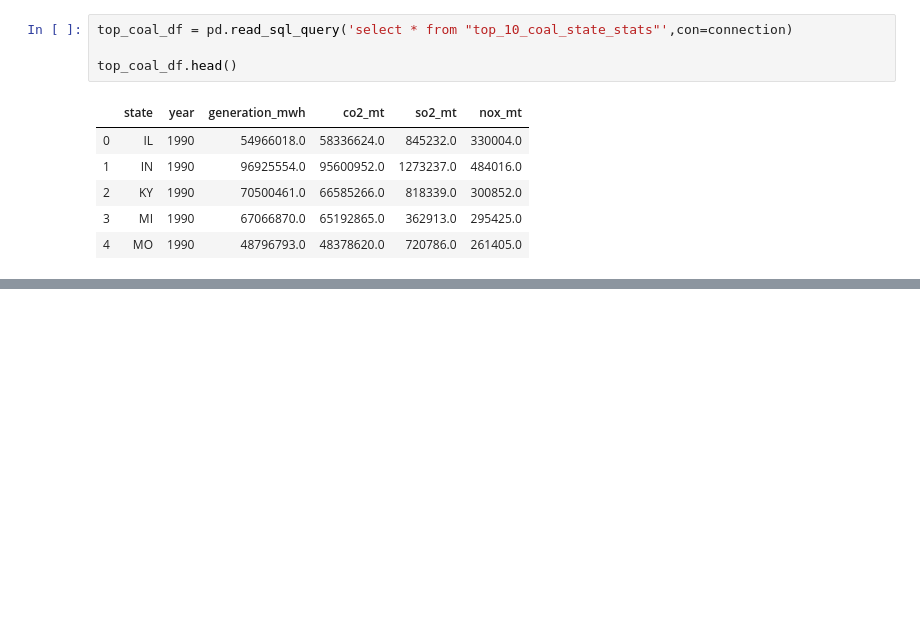
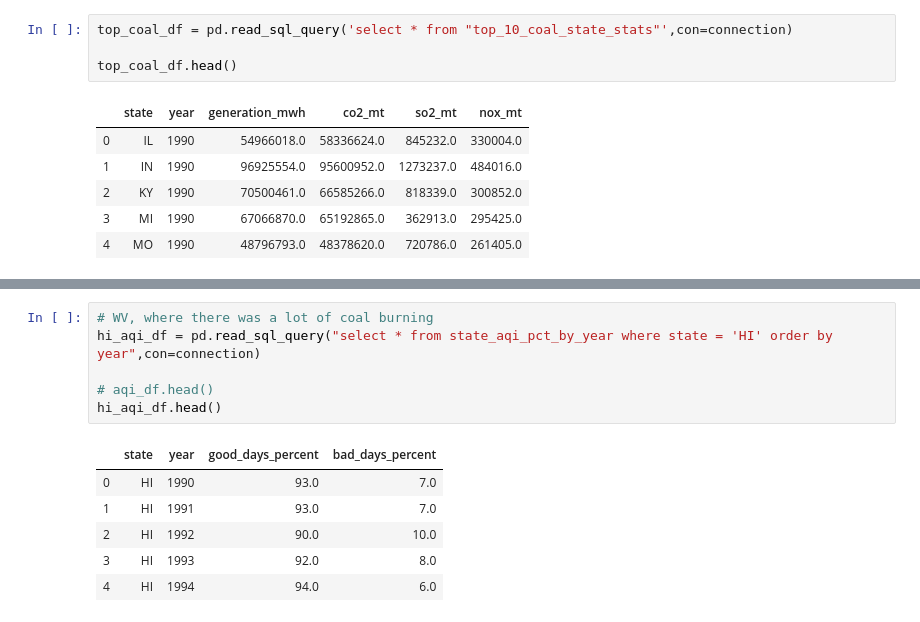
Before and after one commit to fpwirth/Data-Analytics-Project-2, a Jupyter notebook: Notebooks/group_analysis.ipynb, the cells around one changed output, grey strips where cells are left out. Cells and saved outputs as stored; diff of their text form; blank space fills up the shorter version.

```diff
--- a/Notebooks/group_analysis.ipynb
+++ b/Notebooks/group_analysis.ipynb
@@ -38,0 +110,13 @@ top_coal_df.head()
+# %%
+# WV, where there was a lot of coal burning
+hi_aqi_df = pd.read_sql_query("select * from state_aqi_pct_by_year where state = 'HI' order by year",con=connection)
+
+# aqi_df.head()
+hi_aqi_df.head()
+# %% [output]
+|  | state | year | good_days_percent | bad_days_percent |
+| 0 | HI | 1990 | 93.0 | 7.0 |
+| 1 | HI | 1991 | 93.0 | 7.0 |
+| 2 | HI | 1992 | 90.0 | 10.0 |
+| 3 | HI | 1993 | 92.0 | 8.0 |
+| 4 | HI | 1994 | 94.0 | 6.0 |
```
Also changed, not shown: parts of 8 cells of this notebook, 3 other files.
